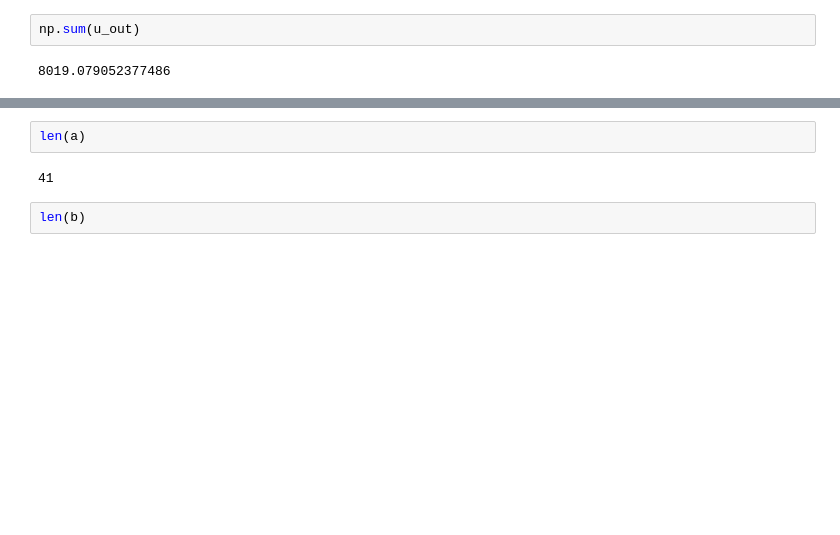
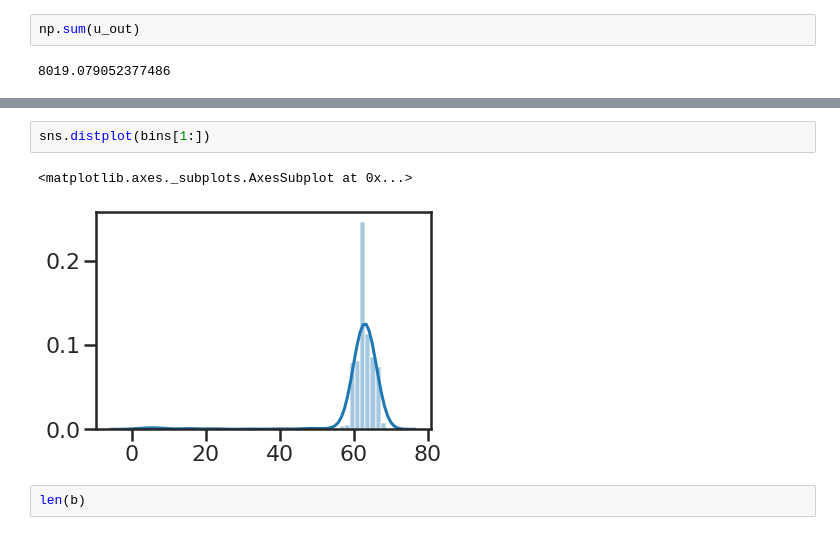
Before and after one commit to CoenHoningh/Complex-Systems, a Jupyter notebook: gray_scott_convolution.ipynb, the cells around one changed output, grey strips where cells are left out. Drawn from its saved outputs; the diff is of its cells as text; blank space fills up the shorter version.

```diff
--- a/gray_scott_convolution.ipynb
+++ b/gray_scott_convolution.ipynb
@@ -168,7 +179,8 @@ plt.plot(X[2:], Y[2:])
-# %%
-len(a)
-# %% [output]
-41
+# %%
+sns.distplot(bins[1:])
+# %% [output]
+<matplotlib.axes._subplots.AxesSubplot at 0x...>
+[figure, added]
 # %%
 len(b)
 # %% [output]
```
Also changed, not shown: parts of 10 cells of this notebook, 1 other file.
